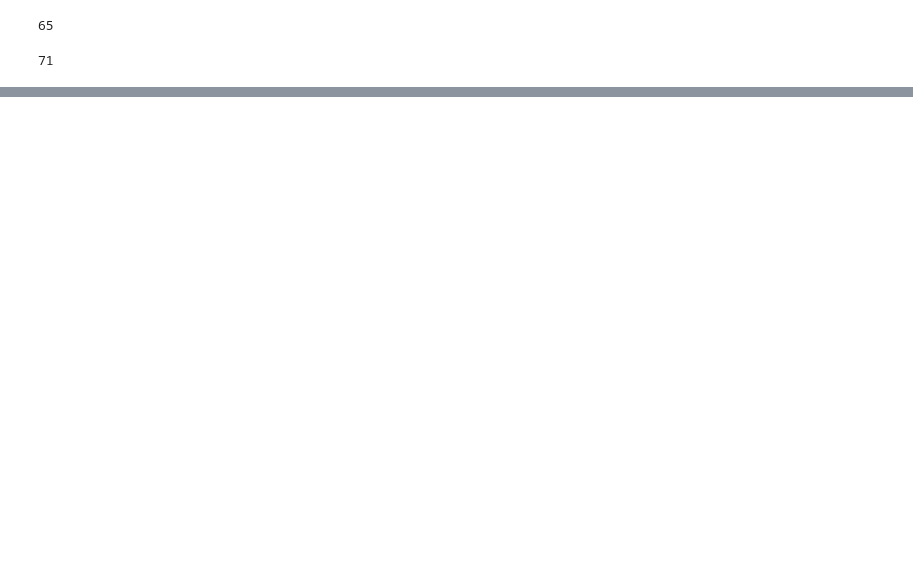
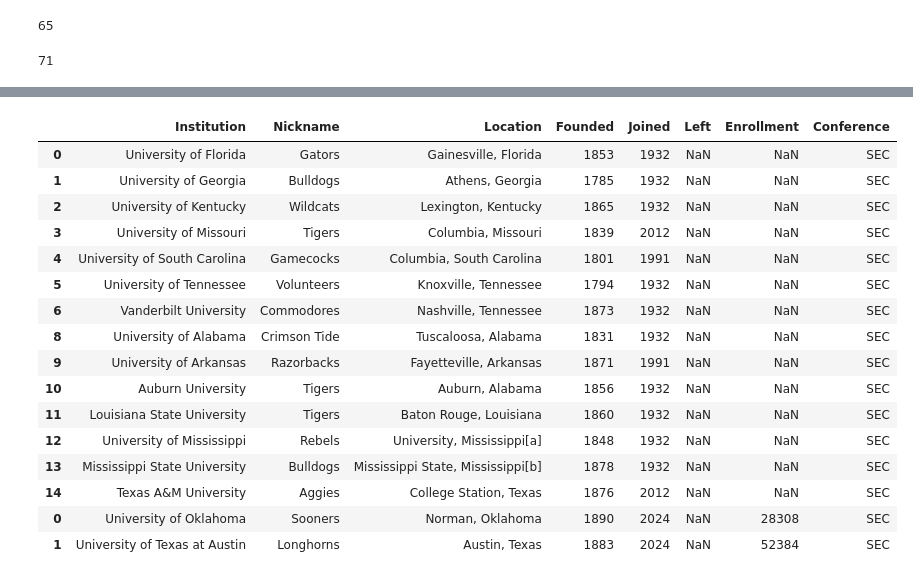
Before and after one commit to JSmith1826/cfb_conferences, a Jupyter notebook: workbook/conference_scrape_updated.ipynb, the cells around one changed output, grey strips where cells are left out. Saved outputs shown, nothing was run; the diff lists cells and outputs as text; code cells hidden in the pictures; blank space fills up the shorter version.

```diff
--- a/workbook/conference_scrape_updated.ipynb
+++ b/workbook/conference_scrape_updated.ipynb
@@ -231,7 +270,7 @@ current.columns = [' '.join(col).strip() for col in current.columns.values]
 
 # As a demo, we will now drop the columns that aren't part of the standardized dataframe
 standard_columns = ['Institution East Division', 'Nickname East Division', 'Location East Division',
-                    'Founded East Division', 'Joined East Division', 'Enrollment East Division']
+                    'Founded East Division', 'Joined East Division']
 current = current[standard_columns]
 
 # Renaming for standardization
@@ -261,40 +300,58 @@ future = future.rename(columns={'Join Date': 'Joined'})
 SEC = pd.DataFrame(columns=['Institution', 'Nickname', 'Location', 'Founded',
                             'Joined', 'Left', 'Enrollment', 'Conference'])
 
 # combine the two dataframes into the new standard dataframe
 SEC = SEC.append(current)
 
 # add the future dataframe to the standard dataframe
 SEC = SEC.append(future)
 
 # Drop the row that says West Division
 SEC = SEC[SEC['Institution'] != 'West Division']
 
 # Add SEC to the Conference Column
 SEC['Conference'] = 'SEC'
 
-# Clean Enrollment Column
-SEC['Enrollment'] = SEC['Enrollment'].str.replace(',', '') # Remove commas
-SEC['Enrollment'] = SEC['Enrollment'].str.replace('\[.*\]', '') # Remove references
+# # Clean Enrollment Column
+# SEC['Enrollment'] = SEC['Enrollment'].str.replace(',', '') # Remove commas
+# SEC['Enrollment'] = SEC['Enrollment'].str.replace('\[.*\]', '') # Remove references
 
-# Fill na values with 0
-SEC['Enrollment'] = SEC['Enrollment'].fillna(0)
-# Store as integer
-SEC['Enrollment'] = SEC['Enrollment'].astype(int)
+# # Fill na values with 0
+# SEC['Enrollment'] = SEC['Enrollment'].fillna(0)
+# # Store as integer
+# SEC['Enrollment'] = SEC['Enrollment'].astype(int)
 
 
 SEC.head(20)
 
 
 # Save output to csv
 SEC.to_csv('..\TEMP\conference_data\SEC.csv', index=False)
 
 
 
 SEC
 
 
 # # future.columns
+# %% [output]
+|  | Institution | Nickname | Location | Founded | Joined | Left | Enrollment | Conference |
+| 0 | University of Florida | Gators | Gainesville, Florida | 1853 | 1932 | NaN | NaN | SEC |
+| 1 | University of Georgia | Bulldogs | Athens, Georgia | 1785 | 1932 | NaN | NaN | SEC |
+| 2 | University of Kentucky | Wildcats | Lexington, Kentucky | 1865 | 1932 | NaN | NaN | SEC |
+| 3 | University of Missouri | Tigers | Columbia, Missouri | 1839 | 2012 | NaN | NaN | SEC |
+| 4 | University of South Carolina | Gamecocks | Columbia, South Carolina | 1801 | 1991 | NaN | NaN | SEC |
+| 5 | University of Tennessee | Volunteers | Knoxville, Tennessee | 1794 | 1932 | NaN | NaN | SEC |
+| 6 | Vanderbilt University | Commodores | Nashville, Tennessee | 1873 | 1932 | NaN | NaN | SEC |
+| 8 | University of Alabama | Crimson Tide | Tuscaloosa, Alabama | 1831 | 1932 | NaN | NaN | SEC |
+| 9 | University of Arkansas | Razorbacks | Fayetteville, Arkansas | 1871 | 1991 | NaN | NaN | SEC |
+| 10 | Auburn University | Tigers | Auburn, Alabama | 1856 | 1932 | NaN | NaN | SEC |
+| 11 | Louisiana State University | Tigers | Baton Rouge, Louisiana | 1860 | 1932 | NaN | NaN | SEC |
+| 12 | University of Mississippi | Rebels | University, Mississippi[a] | 1848 | 1932 | NaN | NaN | SEC |
+| 13 | Mississippi State University | Bulldogs | Mississippi State, Mississippi[b] | 1878 | 1932 | NaN | NaN | SEC |
+| 14 | Texas A&M University | Aggies | College Station, Texas | 1876 | 2012 | NaN | NaN | SEC |
+| 0 | University of Oklahoma | Sooners | Norman, Oklahoma | 1890 | 2024 | NaN | 28308 | SEC |
+| 1 | University of Texas at Austin | Longhorns | Austin, Texas | 1883 | 2024 | NaN | 52384 | SEC |
 # %%
 ## Extract and Clean ACC Data
 
```
Also changed, not shown: parts of 21 cells of this notebook, 7 other files.
